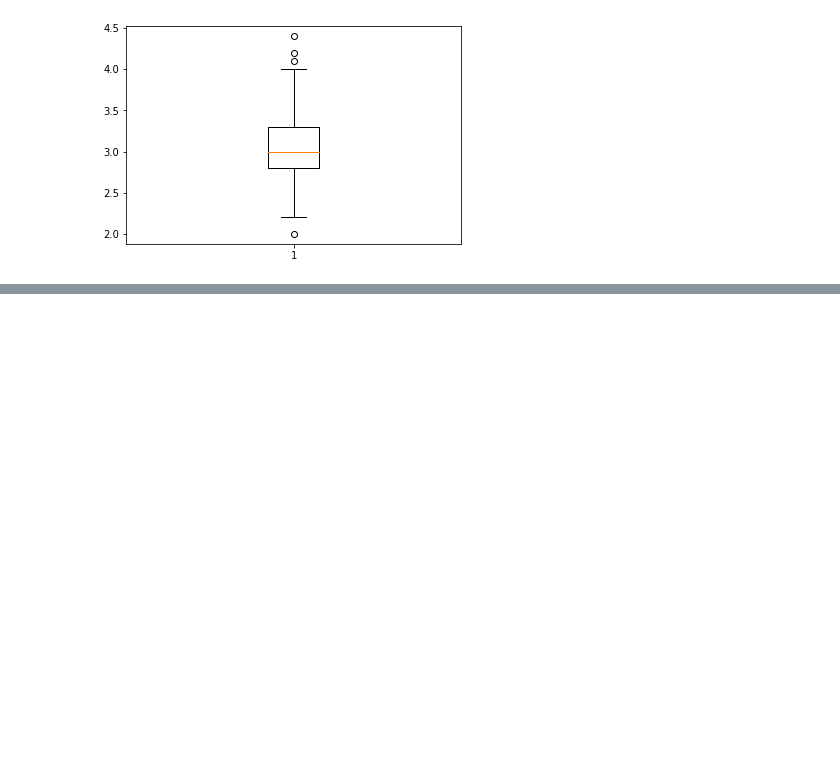
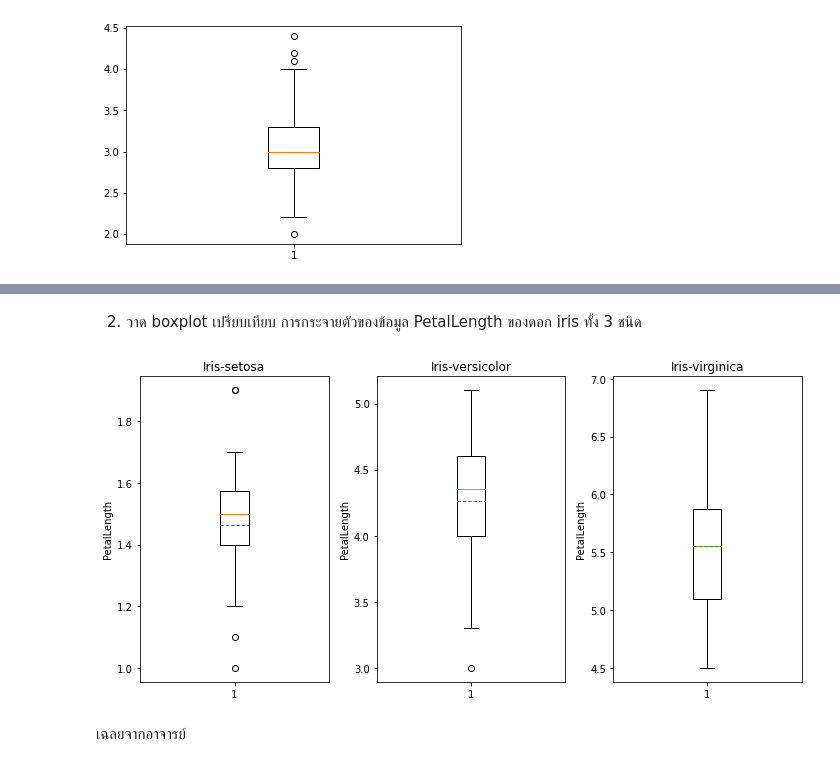
Before and after one commit to Chonthichasi/data_viz_2022, a Jupyter notebook: DataViz02_Data_Distribution.ipynb, the cells around one changed output, grey strips where cells are left out. Cells and saved outputs as stored; diff of their text form; code cells hidden in the pictures; blank space fills up the shorter version.

```diff
--- a/DataViz02_Data_Distribution.ipynb
+++ b/DataViz02_Data_Distribution.ipynb
@@ -322,0 +315,29 @@ max เท่ากับ 1.0375
+# %% [markdown]
+2. วาด boxplot เปรียบเทียบ การกระจายตัวของข้อมูล PetalLength ของดอก iris ทั้ง 3 ชนิด
+# %%
+#กำหนดขนาดของกราฟ
+plt.figure(figsize =(10,5))  # (กว้าง,ยาว)
+
+#plot กราฟ Iris-setosa
+plt.subplot(1,3,1)  # กำหนดตำแหน่งกราฟ (แถว,คอลัมน์,ตำแหน่ง)
+plt.boxplot(df['PetalLength'][0:50],vert=True,meanline=True,showmeans=True);  #Iris-setosa (boxplot อันที่ 1)
+plt.title('Iris-setosa');  # ตั้งชื่อกราฟ
+plt.ylabel('PetalLength');  # ตั้งชื่อแกน y
+
+#plot กราฟ Iris-versicolor
+plt.subplot(1,3,2)  #กำหนดตำแหน่งกราฟ (แถว,คอลัมน์,ตำแหน่ง)
+versicolor_bp = plt.boxplot(df['PetalLength'][50:100],vert=True,meanline=True,showmeans=True);  #Iris-versicolor (boxplot อันที่ 2)
+plt.title('Iris-versicolor');  #ตั้งชื่อกราฟ
+plt.ylabel('PetalLength');  #ตั้งชื่อแกน y
+
+#plot กราฟ Iris-virginica
+plt.subplot(1,3,3)  # กำหนดตำแหน่งกราฟ (แถว,คอลัมน์,ตำแหน่ง)
+virginica_bp = plt.boxplot(df['PetalLength'][100:150],vert=True,meanline=True,showmeans=True);  #Iris-virginica (boxplot อันที่ 3)
+plt.title('Iris-virginica');  #ตั้งชื่อกราฟ
+plt.ylabel('PetalLength');  #ตั้งชื่อแกน y
+
+plt.tight_layout()  #ปรับระยะห่างของแต่ละกราฟ
+# %% [output]
+[figure, added]
+# %% [markdown]
+เฉลยจากอาจารย์
```
Also changed, not shown: parts of 68 cells of this notebook.
